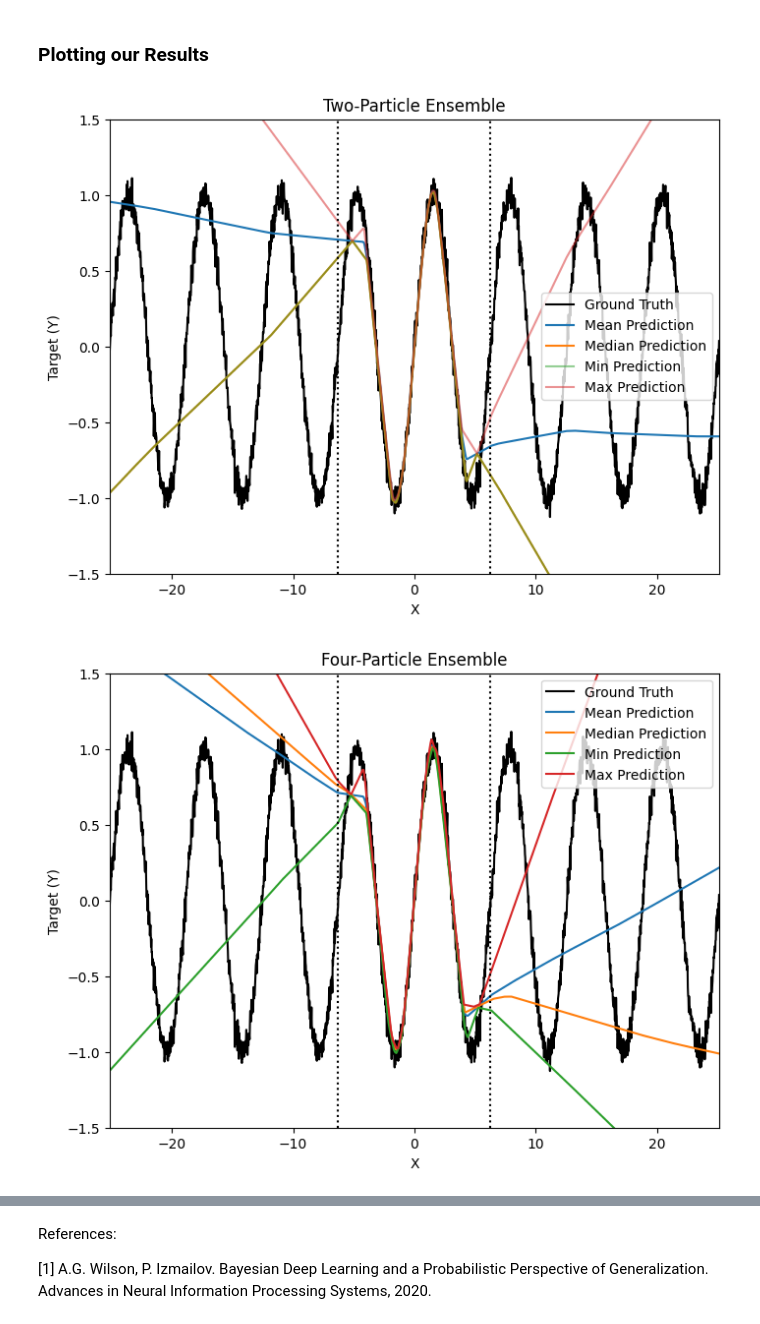
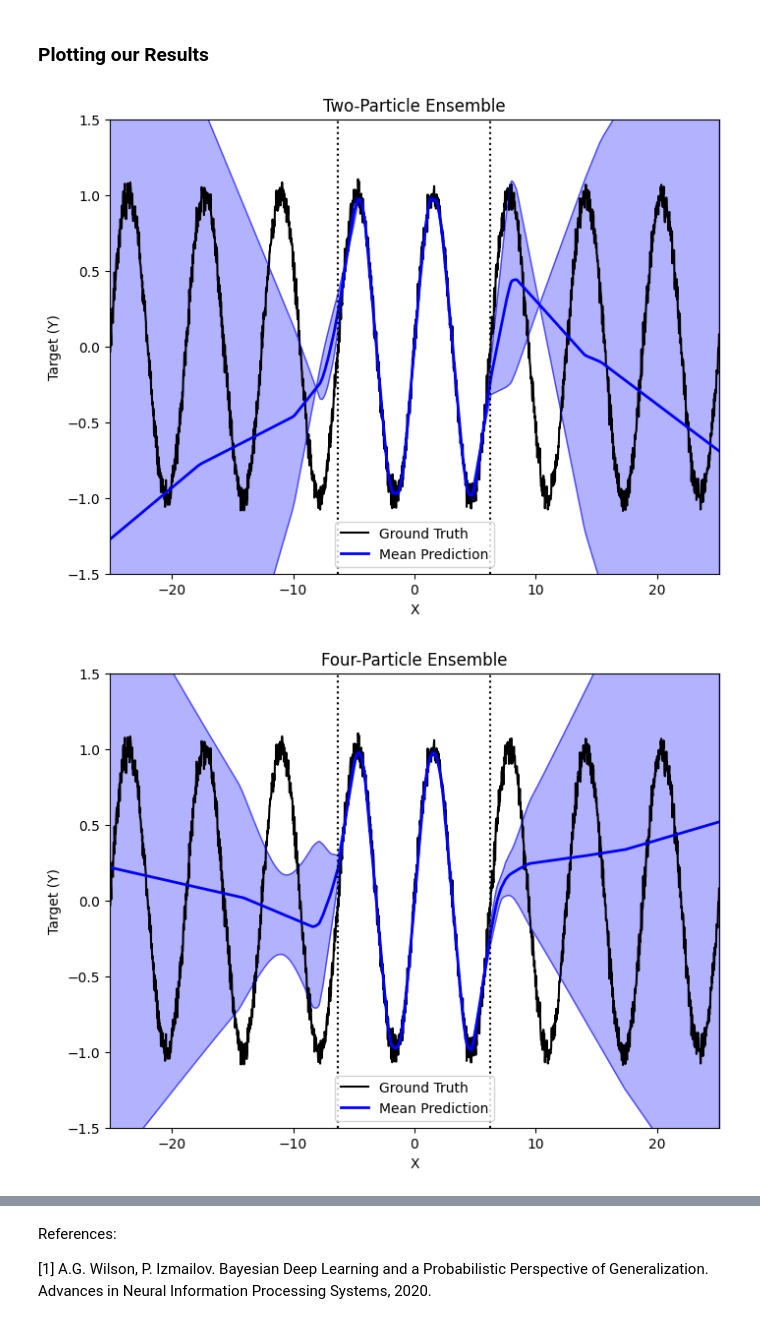
Before and after one commit to lbai-lab/push, a Jupyter notebook: docs/source/tutorials/01_Bayesian_Deep_Learning/bayesian_deep_learning.ipynb, the cells around one changed output, grey strips where cells are left out. Cells and saved outputs as stored; diff of their text form; code cells hidden in the pictures.

```diff
--- a/docs/source/tutorials/01_Bayesian_Deep_Learning/bayesian_deep_learning.ipynb
+++ b/docs/source/tutorials/01_Bayesian_Deep_Learning/bayesian_deep_learning.ipynb
@@ -152,15 +152,15 @@ from torch.utils.data import DataLoader
 import push.bayes.ensemble
 
 # 1. Create dataloader
-batch_size = 256
+batch_size = 512
 dataloader = DataLoader(dataset, batch_size=batch_size, shuffle=True)
 
 # 2. Model hyperparameters
-n = 2
+n = 4
 input_dim = 1
 output_dim = 1
 hidden_dim = 64
-epochs = 100
+epochs = 1000
 num_devices = 2
 
 # 3. Train two particles
@@ -225,49 +225,44 @@ oos_x_flat = oos_xs.view(-1).numpy()
 ### Performing Inference
 The `Ensemble` class implements the `posterior_pred` function which can compute the mean, median, min, and max predictions over our `PusH` distribution's particles. Inference is handled on the particle level, with each particle performing inference concurrently. With our `Ensemble` objects obtained from training we will pass in our test dataloader to the `posterior_pred` and specify the `mode`(s) of prediction we would like (mean, median, min, and/or max).
 # %%
-two_particle_outputs = two_particle_ensemble.posterior_pred(test_dataloader, mode=["mean","median","min","max"])
-four_particle_outputs = four_particle_ensemble.posterior_pred(test_dataloader, mode=["mean","median","min","max"])
-eight_particle_outputs = eight_particle_ensemble.posterior_pred(test_dataloader, mode=["mean","median","min","max"])
+two_particle_outputs = two_particle_ensemble.posterior_pred(test_dataloader, mode=["mean","median","min","max", "std"])
+four_particle_outputs = four_particle_ensemble.posterior_pred(test_dataloader, mode=["mean","median","min","max", "std"])
+eight_particle_outputs = eight_particle_ensemble.posterior_pred(test_dataloader, mode=["mean","median","min","max", "std"])
 # %% [markdown]
 ### Plotting our Results
 # %%
-# Plot the data
 plt.figure(figsize=(8, 6))
+pred_upper = two_particle_outputs["mean"] + two_particle_outputs["std"]
+pred_lower = two_particle_outputs["mean"] - two_particle_outputs["std"]
 plt.plot(oos_xs, oos_ys, c="black", label="Ground Truth")
-plt.plot(oos_xs, two_particle_outputs["mean"], label="Mean Prediction")
-plt.plot(oos_xs, two_particle_outputs["median"], label="Median Prediction")
-
-# Plotting Min and Max Predictions
-plt.plot(oos_xs, two_particle_outputs["min"], label="Min Prediction", alpha=0.5)
-plt.plot(oos_xs, two_particle_outputs["max"], label="Max Prediction", alpha=0.5)
-
+plt.plot(oos_xs, two_particle_outputs["mean"], color="blue", lw=2, label="Mean Prediction")
+plt.plot(oos_xs, pred_upper, "-b", alpha=0.5, lw=1)
+plt.plot(oos_xs, pred_lower, "-b", alpha=0.5, lw=1)
+plt.fill_between(oos_x_flat, pred_lower.flatten(), pred_upper.flatten(), color='blue', alpha=0.3)
 plt.axvline(x=train_begin_radians, color="black", linestyle="dotted")
 plt.axvline(x=train_end_radians, color="black", linestyle="dotted")
 plt.xlim(test_begin_radians, test_end_radians)
 
 plt.ylim(-1.5, 1.5)
 plt.title('Two-Particle Ensemble')
 plt.xlabel('X')
 plt.ylabel('Target (Y)')
 plt.legend()
 plt.show()
 # %% [output]
-[figure, old version]
+[figure, new version]
 # %%
-# Plot the data
 plt.figure(figsize=(8, 6))
+pred_upper = four_particle_outputs["mean"] + four_particle_outputs["std"]
+pred_lower = four_particle_outputs["mean"] - four_particle_outputs["std"]
 plt.plot(oos_xs, oos_ys, c="black", label="Ground Truth")
-plt.plot(oos_xs, four_particle_outputs["mean"], label="Mean Prediction")
-plt.plot(oos_xs, four_particle_outputs["median"], label="Median Prediction")
-plt.plot(oos_xs, four_particle_outputs["min"], label="Min Prediction")
-plt.plot(oos_xs, four_particle_outputs["max"], label="Max Prediction")
-
-
-
+plt.plot(oos_xs, four_particle_outputs["mean"], color="blue", lw=2, label="Mean Prediction")
+plt.plot(oos_xs, pred_upper, "-b", alpha=0.5, lw=1)
+plt.plot(oos_xs, pred_lower, "-b", alpha=0.5, lw=1)
+plt.fill_between(oos_x_flat, pred_lower.flatten(), pred_upper.flatten(), color='blue', alpha=0.3)
 plt.axvline(x=train_begin_radians, color="black", linestyle="dotted")
 plt.axvline(x=train_end_radians, color="black", linestyle="dotted")
 plt.xlim(test_begin_radians, test_end_radians)
-
 plt.ylim(-1.5, 1.5)
 plt.title('Four-Particle Ensemble')
 plt.xlabel('X')
@@ -275,5 +270,5 @@ plt.ylabel('Target (Y)')
 plt.legend()
 plt.show()
 # %% [output]
-[figure, old version]
+[figure, new version]
 # %%
```
Also changed, not shown: parts of 2 cells of this notebook, 4 other files.
